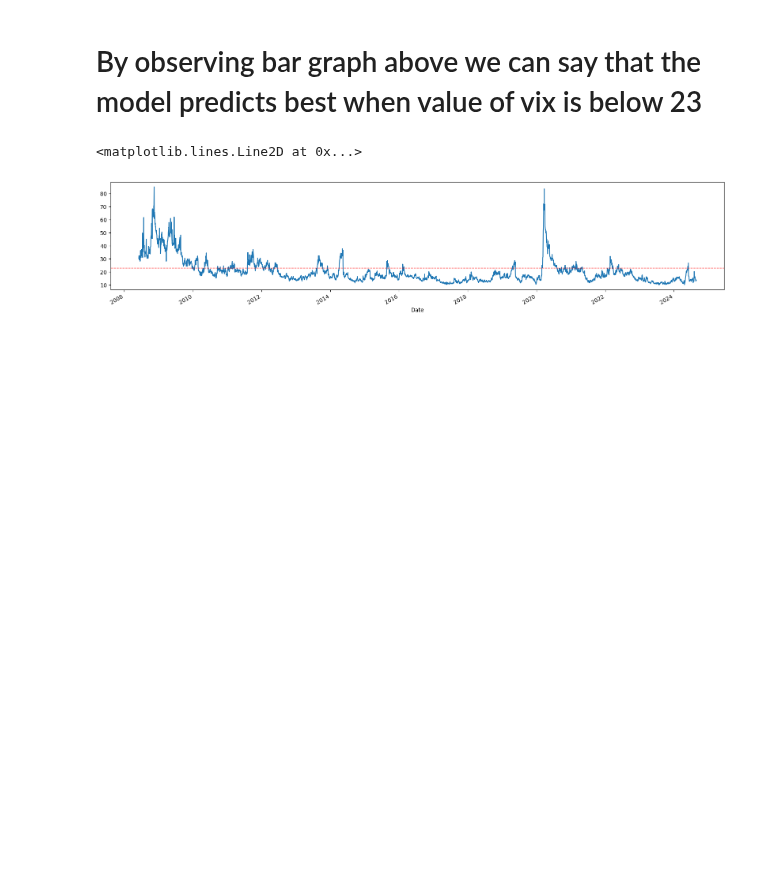
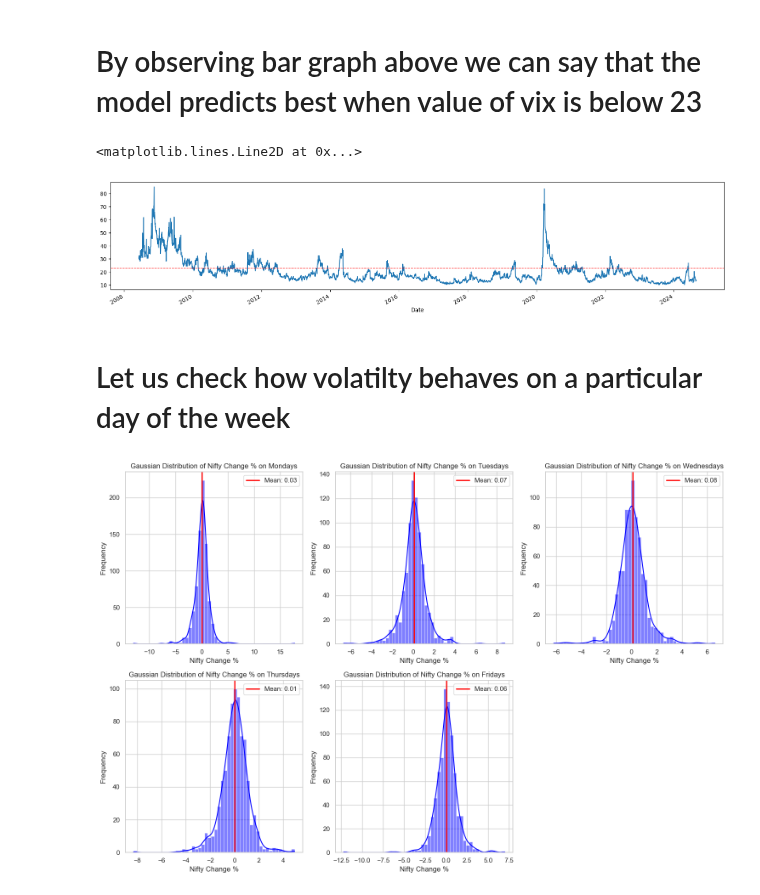
Before and after one commit to albertodavincishekhawat/IndiaVIXanalysis, a Jupyter notebook: AnalysingIndiaVIXdata.ipynb, the cells around one changed output. Cells and saved outputs as stored; diff of their text form; code cells hidden in the pictures; blank space fills up the shorter version.

```diff
--- a/AnalysingIndiaVIXdata.ipynb
+++ b/AnalysingIndiaVIXdata.ipynb
@@ -894,3 +898,40 @@ plt.axhline(y=23, color='red', linestyle='--', linewidth=1)
 # %% [output]
 <matplotlib.lines.Line2D at 0x...>
 [figure]
+# %% [markdown]
+# Let us check how volatilty behaves on a particular day of the week
+# %%
+sns.set(style="whitegrid")
+
+# List of days of the week
+days = ['Monday', 'Tuesday', 'Wednesday', 'Thursday', 'Friday']
+
+# Create a figure with subplots
+plt.figure(figsize=(15, 10))
+
+# Iterate through each day and plot
+for i, day in enumerate(days):
+    # Filter rows where the current day is 1
+    day_rows = niftyvix[niftyvix[day] == 1]
+
+    # Calculate the mean of 'niftyChange %'
+    mean_value = day_rows['niftyChange %'].mean()
+
+    # Create a subplot for each day
+    plt.subplot(2, 3, i + 1)
+    sns.histplot(day_rows['niftyChange %'], bins=50, kde=True, color='blue')
+
+    # Adding a vertical line for the mean
+    plt.axvline(mean_value, color='red', linestyle='-', linewidth=2, label=f'Mean: {mean_value:.2f}')
+
+    # Adding titles and labels
+    plt.title(f'Gaussian Distribution of Nifty Change % on {day}s')
+    plt.xlabel('Nifty Change %')
+    plt.ylabel('Frequency')
+    plt.legend()  # Show legend
+
+# Adjust layout to prevent overlap
+plt.tight_layout()
+plt.show()
+# %% [output]
+[figure, added]
```
Also changed, not shown: parts of 5 cells of this notebook.
